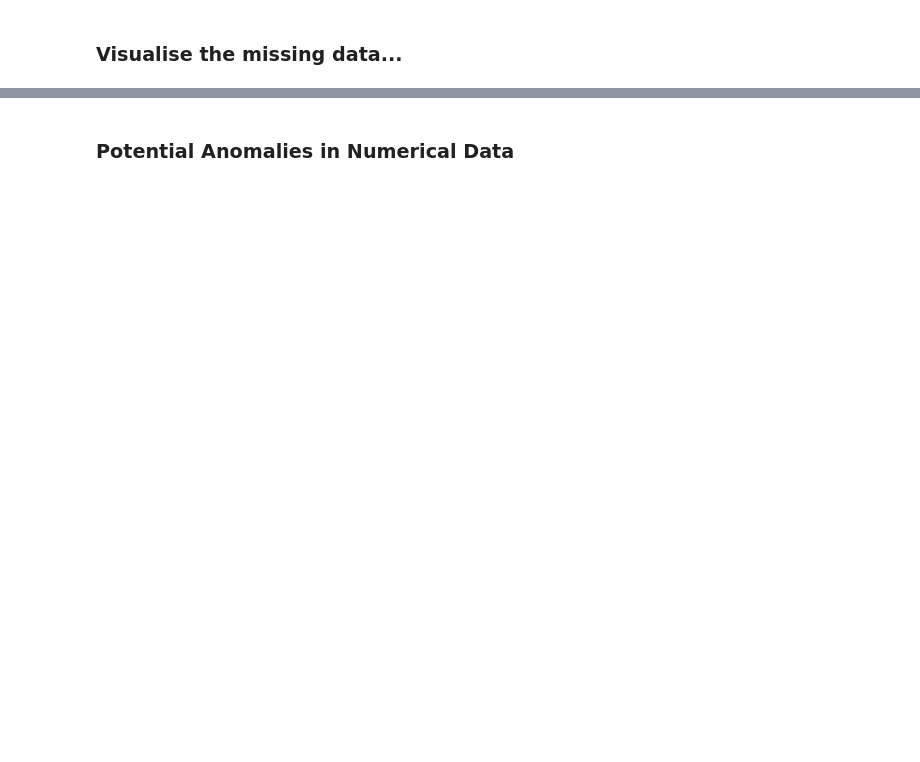
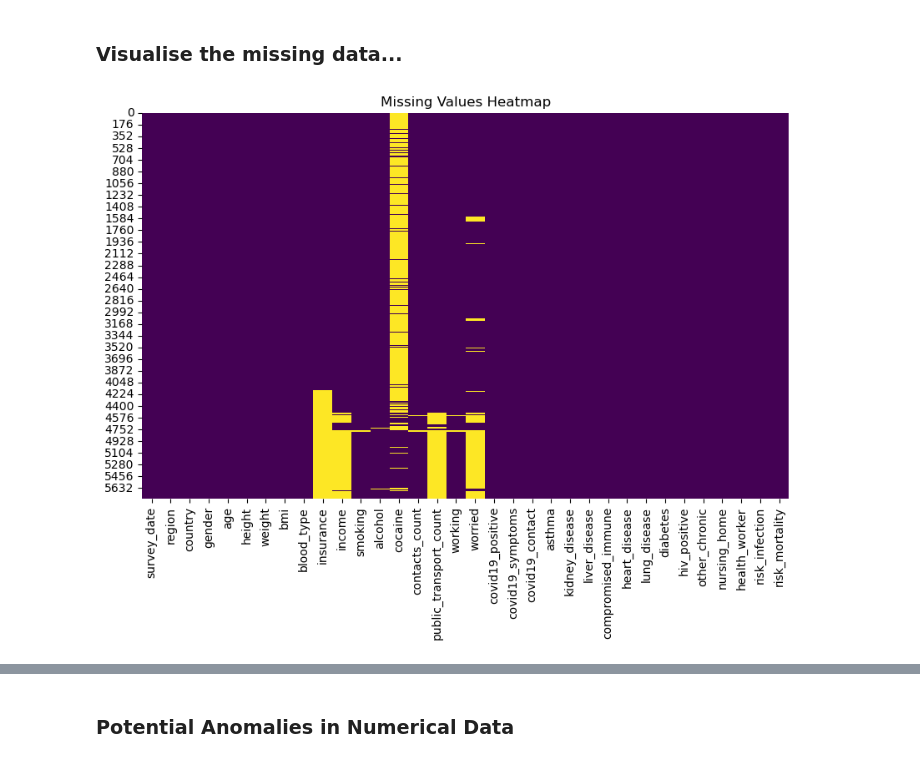
Before and after one commit to mitchbrunke/assignment1, a Jupyter notebook: main.ipynb, the cells around one changed output, grey strips where cells are left out. Drawn from its saved outputs; the diff is of its cells as text; code cells hidden in the pictures; blank space fills up the shorter version.

```diff
--- a/main.ipynb
+++ b/main.ipynb
@@ -18,7 +19,8 @@ from scipy.stats import chi2_contingency
 warnings.filterwarnings("ignore")
 # %%
 # Load the dataset
-df = pd.read_csv("medical-dataset.csv")
+
+df = pd.read_excel("Assignment 1 - Nexoid medical dataset .xlsx")
 
 print("--- Initial Data Types ---")
 print(df.dtypes)
@@ -265,9 +573,11 @@ print(missing_values[missing_values > 0])
 ### Visualise the missing data...
 # %%
 plt.figure(figsize=(10, 6))
-sns.heatmap(df.isnull(), cbar=False)
+sns.heatmap(df.isnull(), cbar=False, cmap='viridis')
 plt.title('Missing Values Heatmap')
 plt.show()
+# %% [output]
+[figure, added]
 # %%
 # Again as histogram
 print(df.isnull().sum())
```
Also changed, not shown: parts of 39 cells of this notebook, 1 other file.
